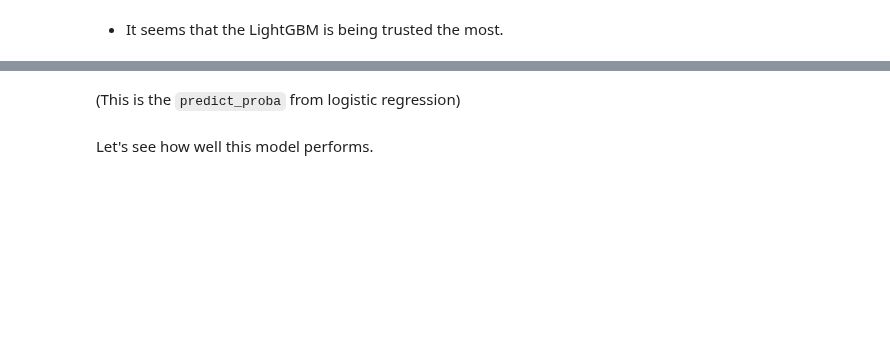
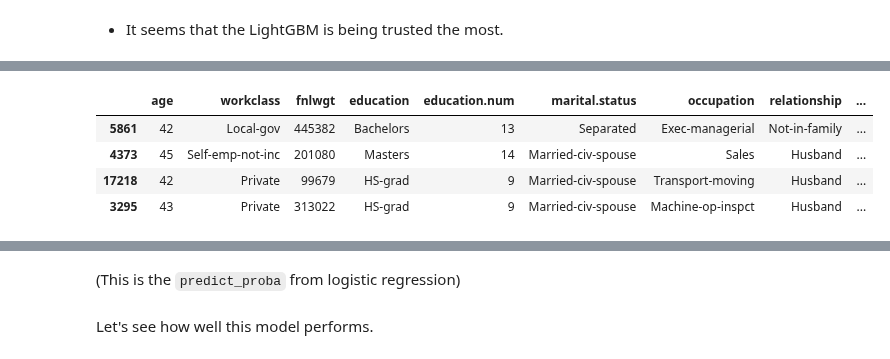
Before and after one commit to UBC-CS/cpsc330-2022W2, a Jupyter notebook: lectures/AmirAbdi/11_ensembles.ipynb, the cells around one changed output, grey strips where cells are left out. Cells and saved outputs as stored; diff of their text form; code cells hidden in the pictures; blank space fills up the shorter version.

```diff
--- a/lectures/AmirAbdi/11_ensembles.ipynb
+++ b/lectures/AmirAbdi/11_ensembles.ipynb
@@ -817,2 +1015,10 @@ stacking_model.predict(test_g50k)
+# %%
+test_g50k
+# %% [output]
+|  | age | workclass | fnlwgt | education | education.num | marital.status | occupation | relationship | ... |
+| 5861 | 42 | Local-gov | 445382 | Bachelors | 13 | Separated | Exec-managerial | Not-in-family | ... |
+| 4373 | 45 | Self-emp-not-inc | 201080 | Masters | 14 | Married-civ-spouse | Sales | Husband | ... |
+| 17218 | 42 | Private | 99679 | HS-grad | 9 | Married-civ-spouse | Transport-moving | Husband | ... |
+| 3295 | 43 | Private | 313022 | HS-grad | 9 | Married-civ-spouse | Machine-op-inspct | Husband | ... |
 # %%
 stacking_model.predict_proba(test_g50k)
```
Also changed, not shown: parts of 39 cells of this notebook.
